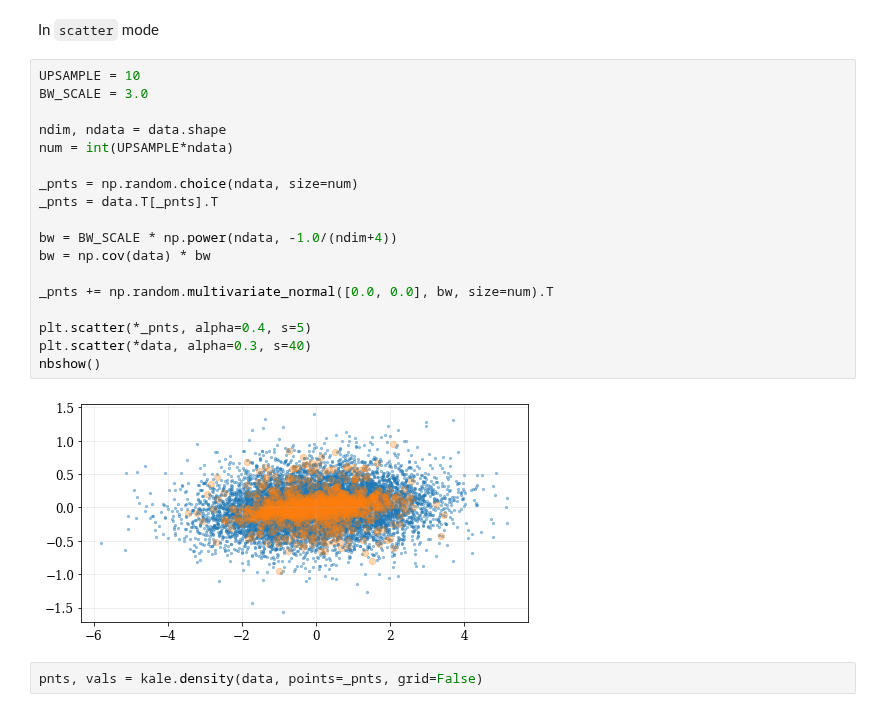
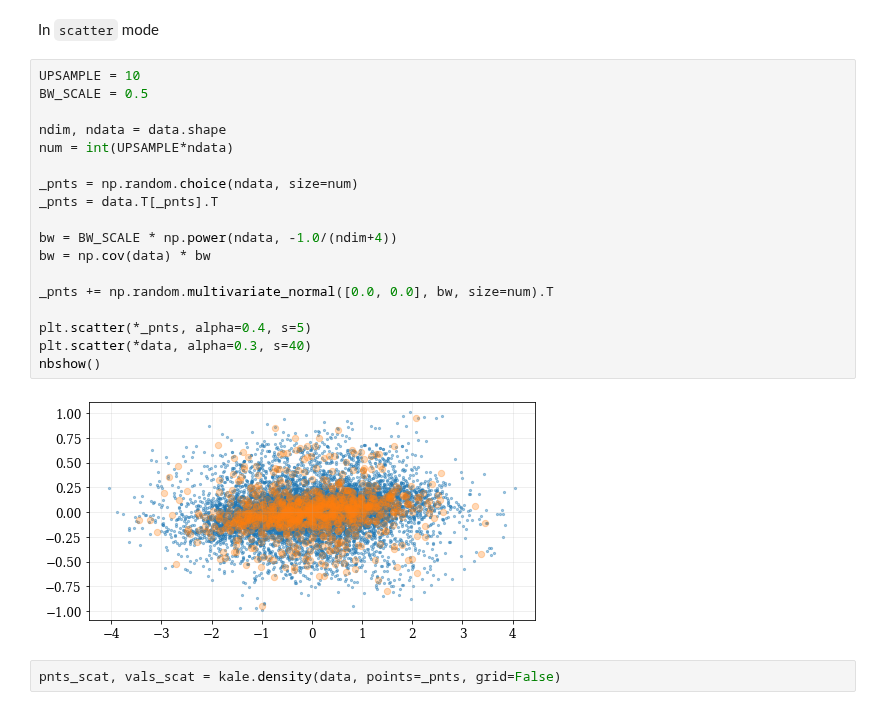
Before and after one commit to lzkelley/kalepy, a Jupyter notebook: notebooks/api.ipynb, the cells around one changed output. Saved outputs shown, nothing was run; the diff lists cells and outputs as text.

```diff
--- a/notebooks/api.ipynb
+++ b/notebooks/api.ipynb
@@ -170,24 +170,24 @@ dim 1, edges: [-9.4972e-01, 9.5527e-01], data: [-9.4972e-01, 9.5527e-01]
 In `scatter` mode
 # %%
 UPSAMPLE = 10
-BW_SCALE = 3.0
+BW_SCALE = 0.5
 
 ndim, ndata = data.shape
 num = int(UPSAMPLE*ndata)
 
 _pnts = np.random.choice(ndata, size=num)
 _pnts = data.T[_pnts].T
 
 bw = BW_SCALE * np.power(ndata, -1.0/(ndim+4))
 bw = np.cov(data) * bw
 
 _pnts += np.random.multivariate_normal([0.0, 0.0], bw, size=num).T
 
 plt.scatter(*_pnts, alpha=0.4, s=5)
 plt.scatter(*data, alpha=0.3, s=40)
 nbshow()
 # %% [output]
-[figure, old version]
+[figure, new version]
 # %%
-pnts, vals = kale.density(data, points=_pnts, grid=False)
+pnts_scat, vals_scat = kale.density(data, points=_pnts, grid=False)
 # %%
```
Also changed, not shown: parts of 7 cells of this notebook.
